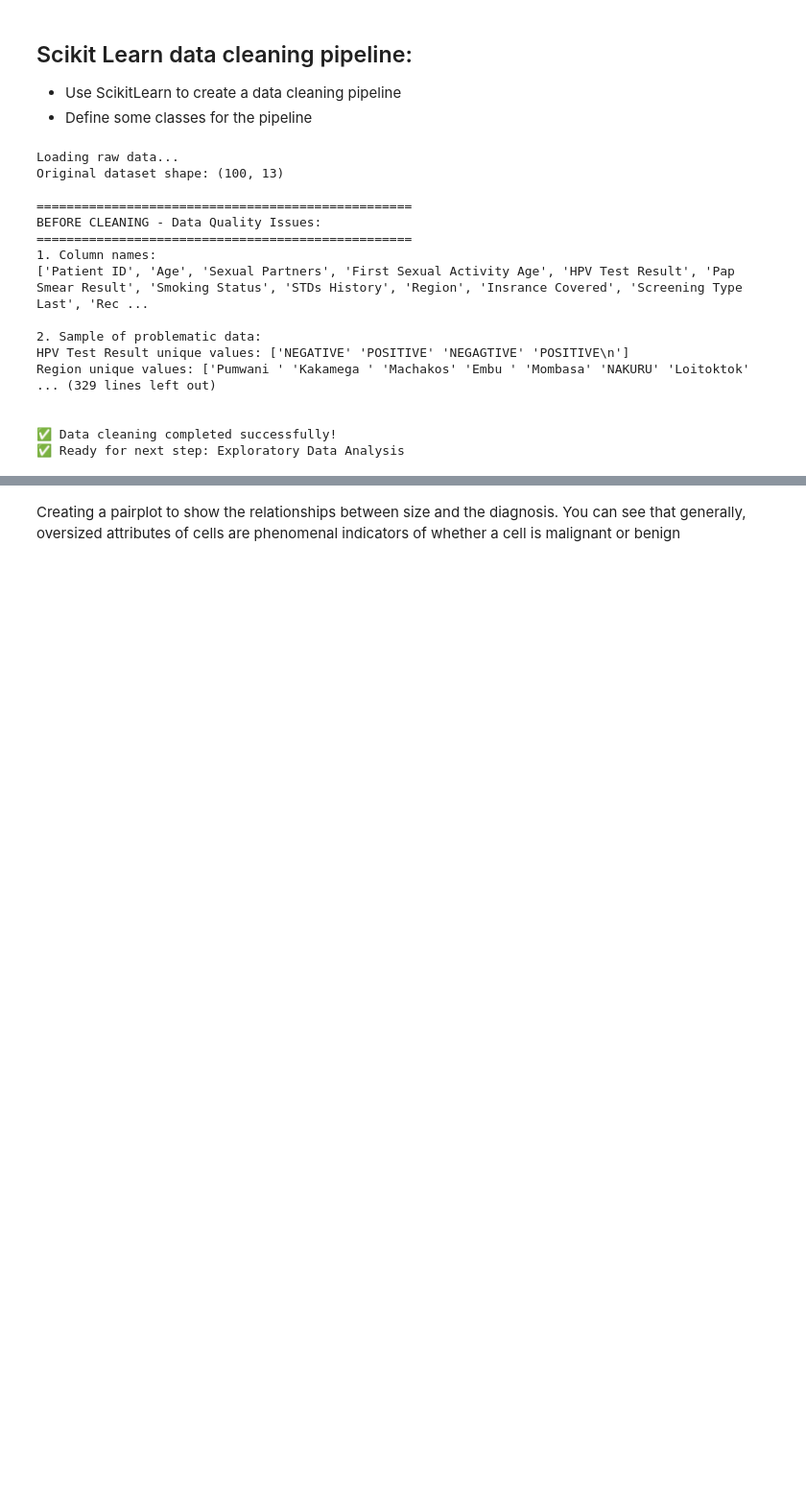
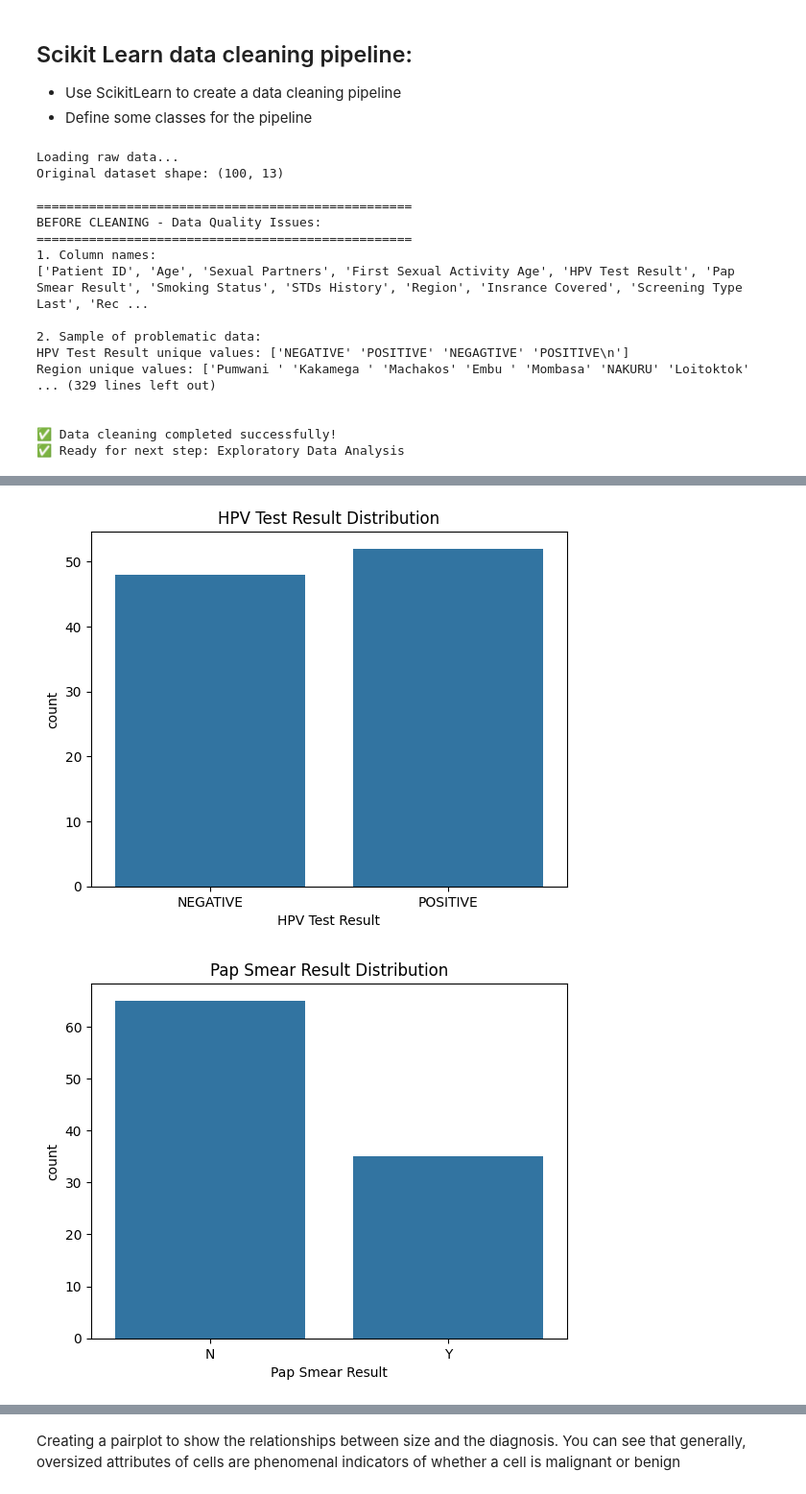
Before and after one commit to Anne-Okingo/Code_Ssipers_Afya_Kuu, a Jupyter notebook: Predicting_breast_cancer_with_decision_trees (2).ipynb, the cells around one changed output, grey strips where cells are left out. Shown at 96% size. Cells and saved outputs as stored; diff of their text form; code cells hidden in the pictures; blank space fills up the shorter version.

Commit message:
Visualizations (bar plots, histograms, boxplots)
Correlation heatmaps

Outcome imbalance checks

```diff
--- a/Predicting_breast_cancer_with_decision_trees (2).ipynb
+++ b/Predicting_breast_cancer_with_decision_trees (2).ipynb
@@ -605,0 +601,30 @@ datav.head()
+# %%
+# 6
+import seaborn as sns
+import matplotlib.pyplot as plt
+
+# Check class balance for HPV
+sns.countplot(data=clean_df, x='HPV Test Result')
+plt.title('HPV Test Result Distribution')
+plt.show()
+
+# Check class balance for Pap Smear
+sns.countplot(data=clean_df, x='Pap Smear Result')
+plt.title('Pap Smear Result Distribution')
+plt.show()
+
+# Age distribution
+plt.figure(figsize=(10, 4))
+sns.histplot(data=clean_df, x='Age', bins=20, kde=True)
+plt.title('Age Distribution')
+plt.show()
+
+# Correlation matrix for numeric columns
+numeric_cols = clean_df.select_dtypes(include=['int64', 'float64']).columns
+plt.figure(figsize=(12, 8))
+sns.heatmap(clean_df[numeric_cols].corr(), annot=True, cmap='coolwarm')
+plt.title('Correlation Matrix')
+plt.show()
+# %% [output]
+[figure, added]
+[figure, added]
```
Also changed, not shown: parts of 6 cells of this notebook.
